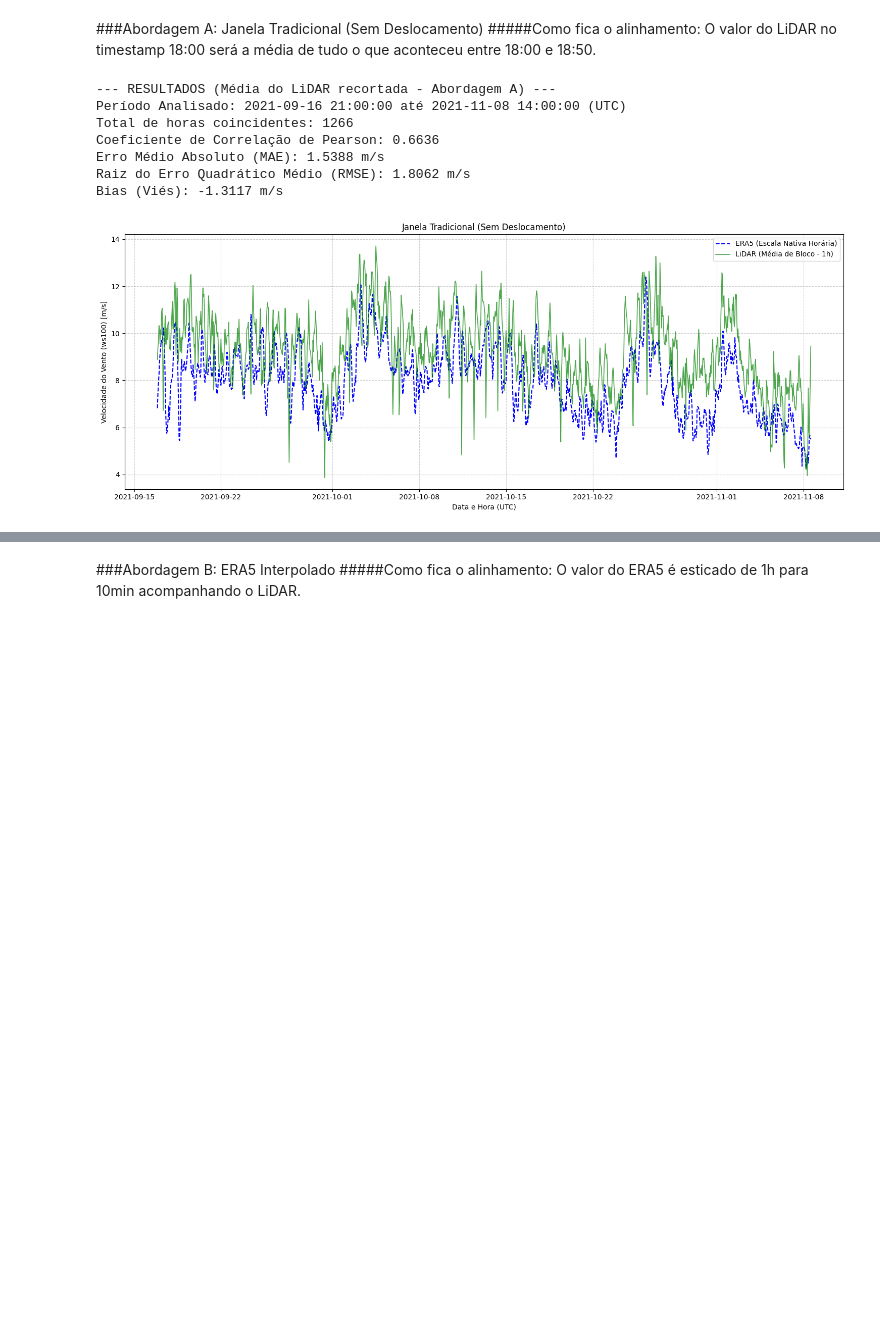
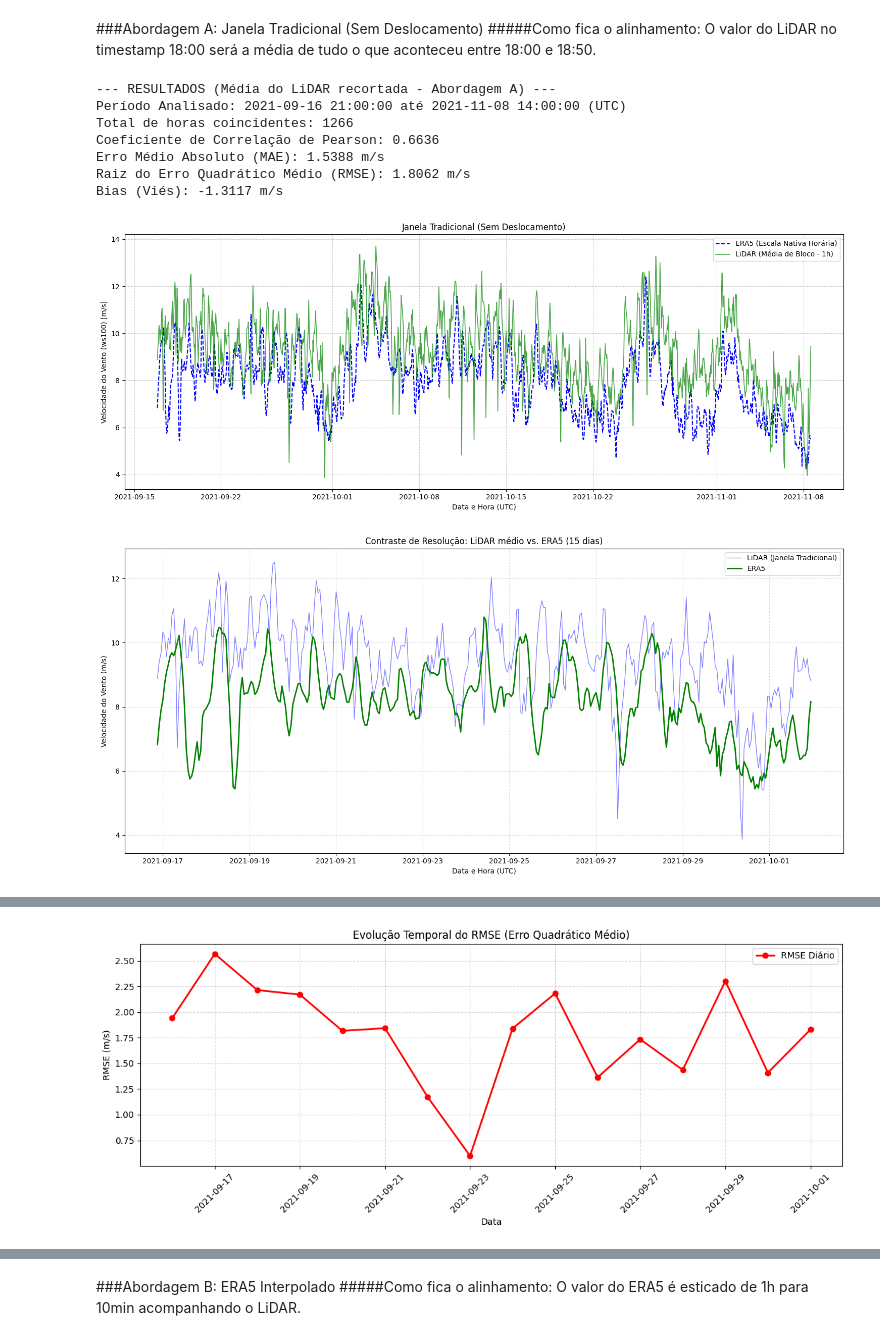
Before and after one commit to Ig0r-or/Wind-Speed-Forecasting-Using-LiDAR-ERA5-and-Deep-Learning, a Jupyter notebook: notebooks/1_2_Interpolação_Temporal_e_análise_de_erro.ipynb, the cells around one changed output, grey strips where cells are left out. Drawn from its saved outputs; the diff is of its cells as text; code cells hidden in the pictures; blank space fills up the shorter version.

Commit message:
Aprofundamento descritivo
Adição de um aprofundamento que visa justificar os calculos de erro

```diff
--- a/notebooks/1_2_Interpolação_Temporal_e_análise_de_erro.ipynb
+++ b/notebooks/1_2_Interpolação_Temporal_e_análise_de_erro.ipynb
@@ -60,30 +60,94 @@ bias = calculate_bias(df_analise['ws100_lidar'], df_analise['ws100_era5'])
 
 print(f"--- RESULTADOS (Média do LiDAR recortada - Abordagem A) ---")
 print(f"Período Analisado: {df_analise.index.min()} até {df_analise.index.max()} (UTC)")
 print(f"Total de horas coincidentes: {len(df_analise)}")
 print(f"Coeficiente de Correlação de Pearson: {correlacao:.4f}")
 print(f"Erro Médio Absoluto (MAE): {mae:.4f} m/s")
 print(f"Raiz do Erro Quadrático Médio (RMSE): {rmse:.4f} m/s")
 print(f"Bias (Viés): {bias:.4f} m/s\n")
 
 # Construção do Gráfico Comparativo com Marcadores de Coincidência
 plt.figure(figsize=(15, 6))
 plt.plot(df_analise.index, df_analise['ws100_era5'],label='ERA5 (Escala Nativa Horária)',color='blue', lw=1.5, markersize=4,linestyle='--', markerfacecolor='black')
 plt.plot(df_analise.index, df_analise['ws100_lidar'],label='LiDAR (Média de Bloco - 1h)',color='green', alpha=0.7, lw=1.2, markersize=4, markerfacecolor='red')
 
 plt.xlabel('Data e Hora (UTC)')
 plt.ylabel('Velocidade do Vento (ws100) [m/s]')
 plt.title('Janela Tradicional (Sem Deslocamento)')
 plt.legend()
 plt.grid(True, linestyle='--', alpha=0.6)
 plt.tight_layout()
 plt.show()
+
+# Filtragem dos primeiros 15 dias
+df_primeira_semana = df_analise.loc['2021-09-16':'2021-10-01']
+
+plt.figure(figsize=(15, 7))
+
+# Plot do LiDAR (Janela tradicional)
+plt.plot(df_primeira_semana.index, df_primeira_semana['ws100_lidar'],
+         label='LiDAR (Janela Tradicional)', color='blue', alpha=0.5, linewidth=1)
+
+# Plot do ERA5 (Reanálise pura)
+plt.plot(df_primeira_semana.index, df_primeira_semana['ws100_era5'],
+         label='ERA5', color='green', linewidth=2)
+
+plt.xlabel('Data e Hora (UTC)')
+plt.ylabel('Velocidade do Vento (m/s)')
+plt.title('Contraste de Resolução: LiDAR médio vs. ERA5 (15 dias)')
+plt.legend()
+plt.grid(True, linestyle=':', alpha=0.7)
+plt.tight_layout()
+plt.show()
+
+# Cálculo do RMSE diário para quantificar o erro por dia, criação da variável D
+rmse_diario = df_primeira_semana.resample('D').apply(
+    lambda x: np.sqrt(mean_squared_error(x['ws100_lidar'], x['ws100_era5']))
+)
+print("Evolução do RMSE Diário (m/s):")
+print(rmse_diario)
+
+# Representação Gráfica
+plt.figure(figsize=(12, 5))
+plt.plot(rmse_diario.index, rmse_diario.values, marker='o', linestyle='-', color='red', linewidth=2, label='RMSE Diário')
+
+plt.title('Evolução Temporal do RMSE (Erro Quadrático Médio)')
+plt.ylabel('RMSE (m/s)')
+plt.xlabel('Data')
+plt.grid(True, linestyle='--', alpha=0.5)
+plt.xticks(rotation=45)
+plt.legend()
+plt.tight_layout()
+plt.show()
+
+# Cálculo do Bias diário (Média das diferenças: Predito - Real)
+bias_diario = df_primeira_semana.resample('D').apply(
+    lambda x: (x['ws100_era5'] - x['ws100_lidar']).mean()
+)
+
+print("Evolução do Bias Diário (m/s):")
+print(bias_diario)
+
+# Representação Gráfica
+plt.figure(figsize=(12, 5))
+plt.plot(bias_diario.index, bias_diario.values, marker='s', linestyle='-', color='purple', linewidth=2, label='Bias Diário')
+plt.axhline(y=0, color='black', linestyle=':', alpha=0.8)
+
+plt.title('Evolução Temporal do Bias (Viés Diário)')
+plt.ylabel('Bias (m/s)')
+plt.xlabel('Data')
+plt.grid(True, linestyle='--', alpha=0.5)
+plt.xticks(rotation=45)
+plt.legend()
+plt.tight_layout()
+plt.show()
 # %% [output]
 --- RESULTADOS (Média do LiDAR recortada - Abordagem A) ---
 Período Analisado: 2021-09-16 21:00:00 até 2021-11-08 14:00:00 (UTC)
 Total de horas coincidentes: 1266
 Coeficiente de Correlação de Pearson: 0.6636
 Erro Médio Absoluto (MAE): 1.5388 m/s
 Raiz do Erro Quadrático Médio (RMSE): 1.8062 m/s
 Bias (Viés): -1.3117 m/s
 [figure]
+[figure, added]
@@ -89,0 +173 @@ Bias (Viés): -1.3117 m/s
+[figure, added]
```
Also changed, not shown: parts of 2 cells of this notebook.
